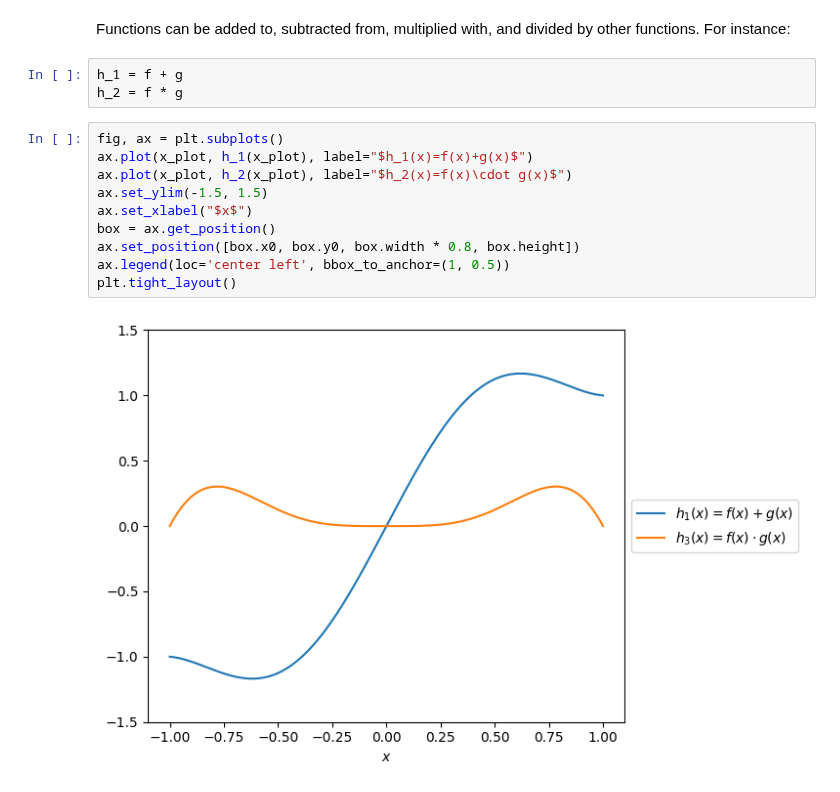
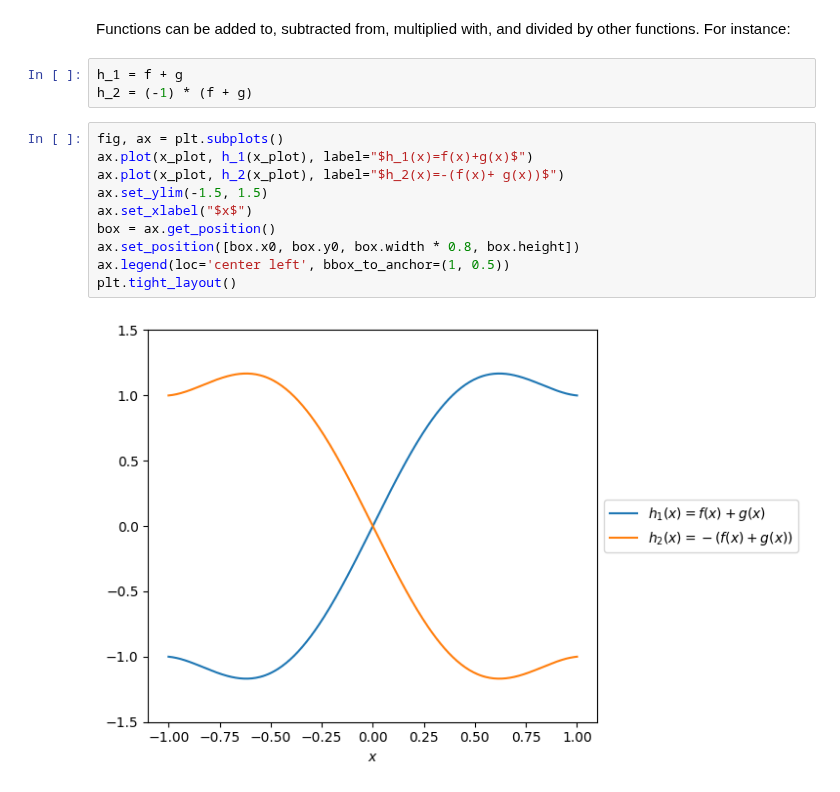
Before and after one commit to aai-institute/continuiti, a Jupyter notebook: examples/functions.ipynb, the cells around one changed output. Cells and saved outputs as stored; diff of their text form.

```diff
--- a/examples/functions.ipynb
+++ b/examples/functions.ipynb
@@ -66,16 +63,16 @@ Functions can be added to, subtracted from, multiplied with, and divided by othe
 For instance:
 # %%
 h_1 = f + g
-h_2 = f * g
+h_2 = (-1) * (f + g)
 # %%
 fig, ax = plt.subplots()
 ax.plot(x_plot, h_1(x_plot), label="$h_1(x)=f(x)+g(x)$")
-ax.plot(x_plot, h_2(x_plot), label="$h_2(x)=f(x)\cdot g(x)$")
+ax.plot(x_plot, h_2(x_plot), label="$h_2(x)=-(f(x)+ g(x))$")
 ax.set_ylim(-1.5, 1.5)
 ax.set_xlabel("$x$")
 box = ax.get_position()
 ax.set_position([box.x0, box.y0, box.width * 0.8, box.height])
 ax.legend(loc='center left', bbox_to_anchor=(1, 0.5))
 plt.tight_layout()
 # %% [output]
-[figure, old version]
+[figure, new version]
```
Also changed, not shown: parts of 6 cells of this notebook, 8 other files.
